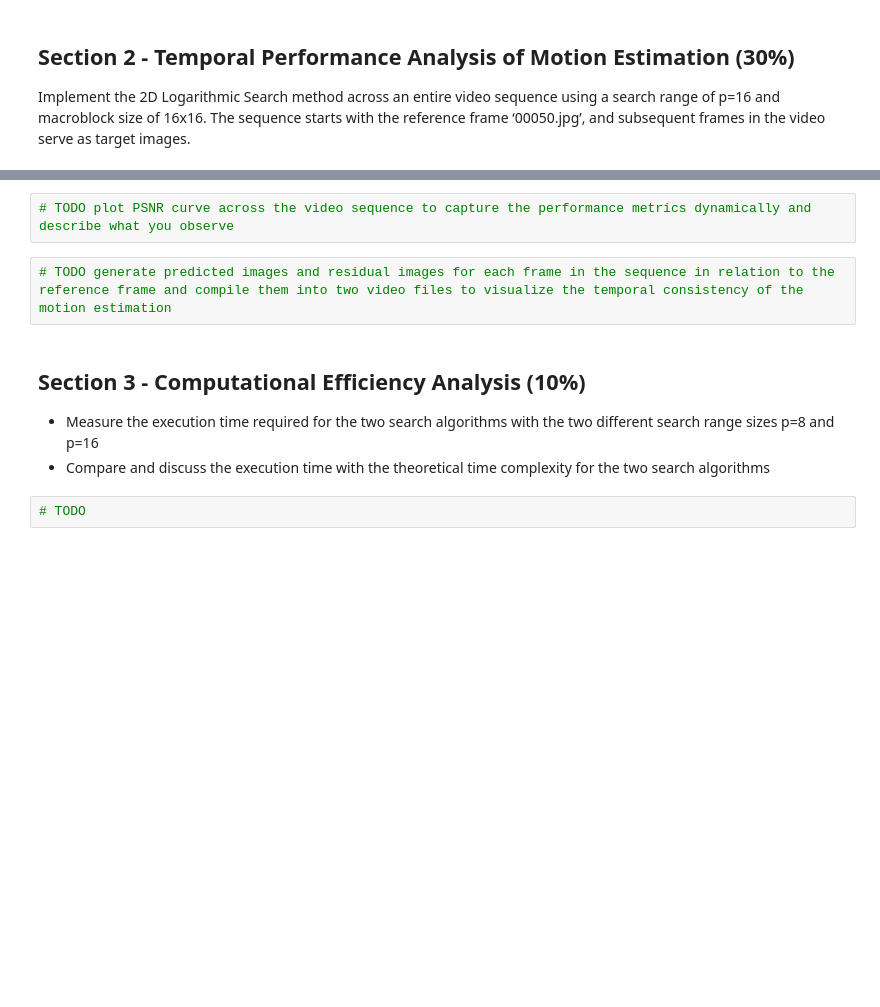
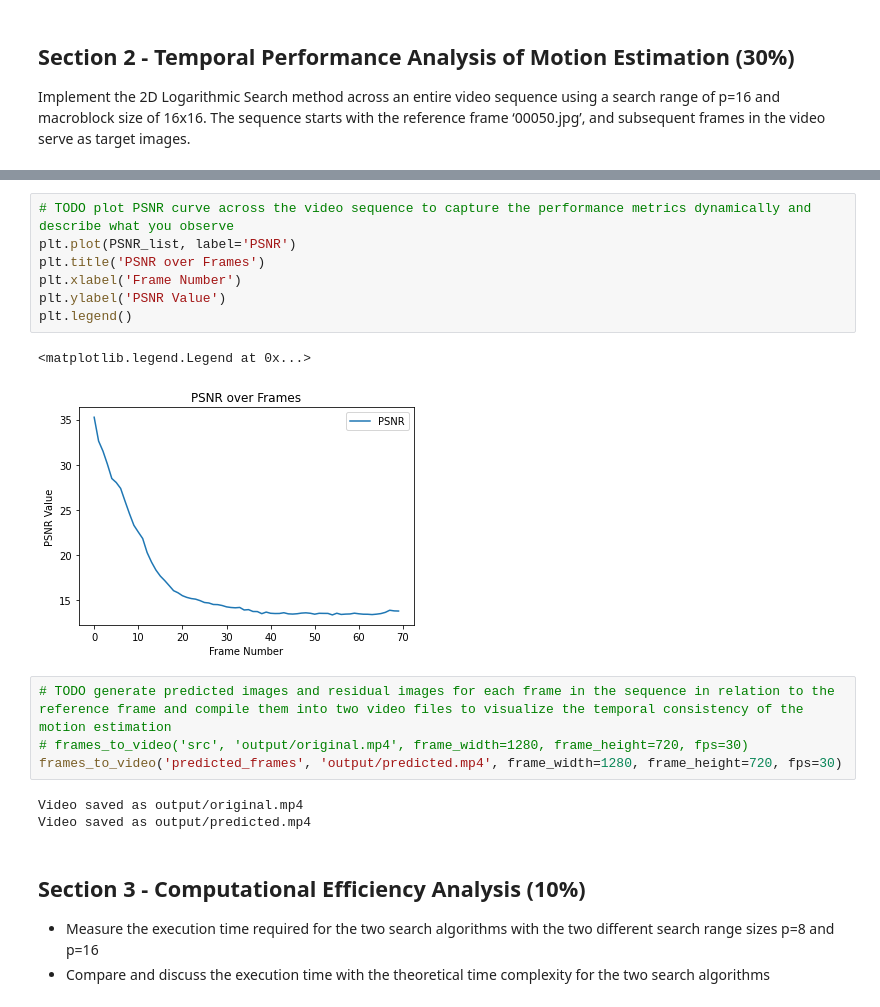
Before and after one commit to huiyuiui/MultimediaHw, a Jupyter notebook: HW3/HW3.ipynb, the cells around one changed output, grey strips where cells are left out. Drawn from its saved outputs; the diff is of its cells as text; blank space fills up the shorter version.

```diff
--- a/HW3/HW3.ipynb
+++ b/HW3/HW3.ipynb
@@ -392,10 +458,21 @@ def frames_to_video(image_folder, video_path, frame_width, frame_height, fps=30,
 # %%
 # TODO plot PSNR curve across the video sequence to capture the performance metrics dynamically and describe what you observe
+plt.plot(PSNR_list, label='PSNR')
+plt.title('PSNR over Frames')
+plt.xlabel('Frame Number')
+plt.ylabel('PSNR Value')
+plt.legend()
+# %% [output]
+<matplotlib.legend.Legend at 0x...>
+[figure, added]
 # %%
 # TODO generate predicted images and residual images for each frame in the sequence in relation to the reference frame and compile them into two video files to visualize the temporal consistency of the motion estimation
+# frames_to_video('src', 'output/original.mp4', frame_width=1280, frame_height=720, fps=30)
+frames_to_video('predicted_frames', 'output/predicted.mp4', frame_width=1280, frame_height=720, fps=30)
+# %% [output]
+Video saved as output/original.mp4
+Video saved as output/predicted.mp4
 # %% [markdown]
 ## **Section 3 - Computational Efficiency Analysis (10%)**
  - Measure the execution time required for the two search algorithms with the two different search range sizes p=8 and p=16
  - Compare and discuss the execution time with the theoretical time complexity for the two search algorithms
-# %%
-# TODO
```
Also changed, not shown: parts of 10 cells of this notebook, 1 other file.
